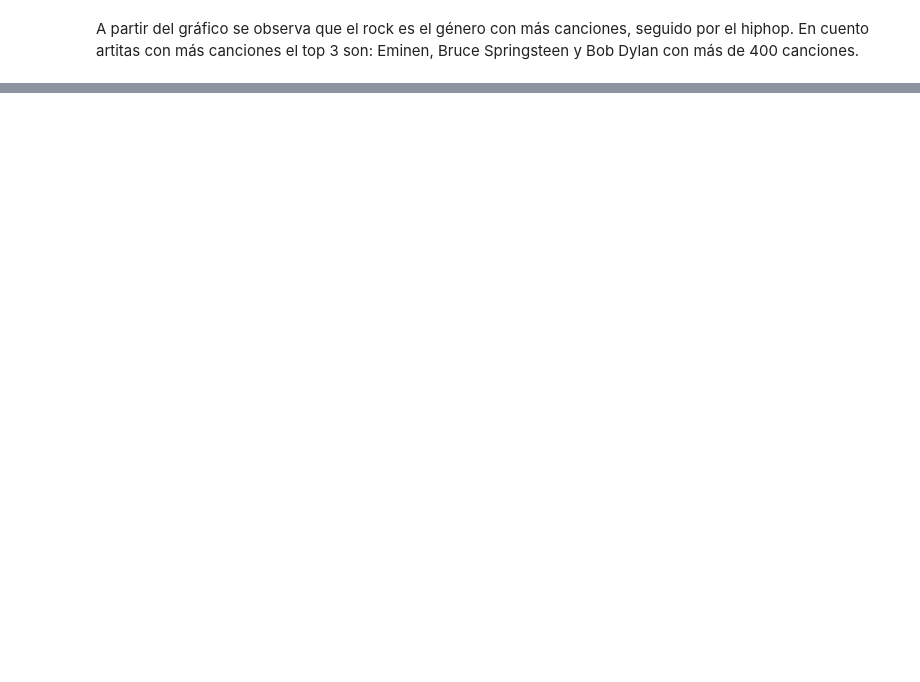
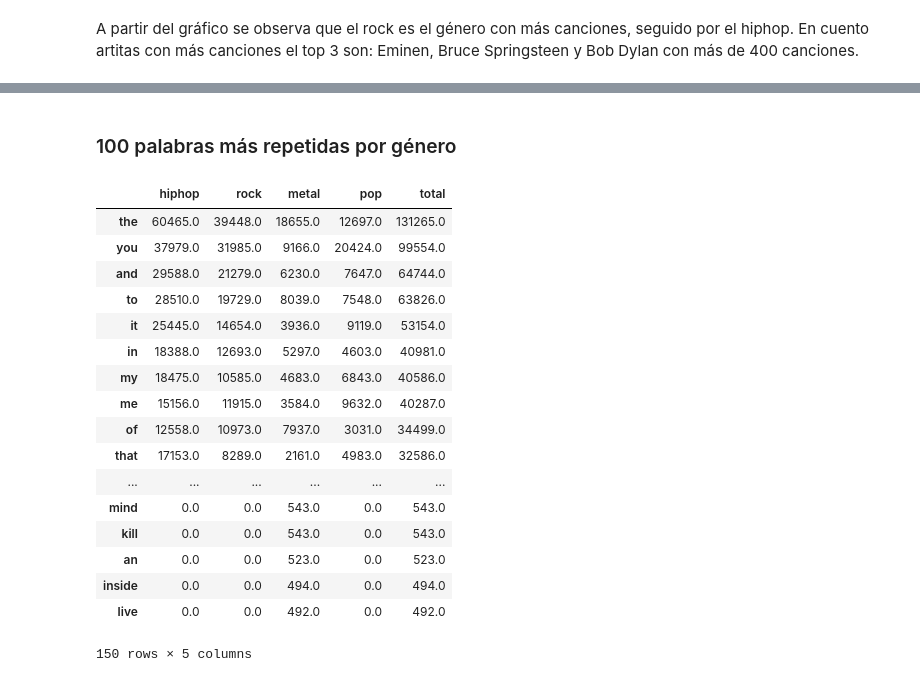
Before and after one commit to danoffn/Data-Science, a Jupyter notebook: 3 - Machine Learning/03 - Naive Bayes/Desafio.ipynb, the cells around one changed output, grey strips where cells are left out. Saved outputs shown, nothing was run; the diff lists cells and outputs as text; code cells hidden in the pictures; blank space fills up the shorter version.

```diff
--- a/3 - Machine Learning/03 - Naive Bayes/Desafio.ipynb
+++ b/3 - Machine Learning/03 - Naive Bayes/Desafio.ipynb
@@ -153,0 +214,56 @@ df.groupby["genero"]
+# %% [markdown]
+### 100 palabras más repetidas por género
+# %%
+def get_vector(df, var, max_features=100):
+    vectorizer = CountVectorizer(max_features=max_features)
+    vectorizer.fit(df[var])
+    vector = vectorizer.transform(df[var])
+    tokens = vectorizer.get_feature_names()
+
+    voc = pd.DataFrame(data=vectorizer.vocabulary_.values(),
+                       index=vectorizer.vocabulary_.keys(),
+                       columns=["palabras"])
+
+    vec = vector_a_df(vector, tokens)
+
+    total = vec.sum()
+
+    return pd.DataFrame(total, columns=["cuenta"])
+
+
+def get_vector_bygroup(df, var, grupo="genero"):
+
+    vectores = []
+    elementos = []
+    for item in df[grupo].unique():
+        df_temp = df[df[grupo] == item]
+        vectores.append(get_vector(df_temp, var))
+        elementos.append(item)
+    return elementos, vectores
+
+generos, vectores =  get_vector_bygroup(df, "letra")
+# %%
+df_vectores = pd.concat(vectores, axis="columns",ignore_index=False)
+df_vectores.columns = generos
+df_vectores = df_vectores.fillna(0)
+df_vectores["total"] = df_vectores.sum(axis="columns")
+display(df_vectores.sort_values("total", ascending=False))
+# %% [output]
+|  | hiphop | rock | metal | pop | total |
+| the | 60465.0 | 39448.0 | 18655.0 | 12697.0 | 131265.0 |
+| you | 37979.0 | 31985.0 | 9166.0 | 20424.0 | 99554.0 |
+| and | 29588.0 | 21279.0 | 6230.0 | 7647.0 | 64744.0 |
+| to | 28510.0 | 19729.0 | 8039.0 | 7548.0 | 63826.0 |
+| it | 25445.0 | 14654.0 | 3936.0 | 9119.0 | 53154.0 |
+| in | 18388.0 | 12693.0 | 5297.0 | 4603.0 | 40981.0 |
+| my | 18475.0 | 10585.0 | 4683.0 | 6843.0 | 40586.0 |
+| me | 15156.0 | 11915.0 | 3584.0 | 9632.0 | 40287.0 |
+| of | 12558.0 | 10973.0 | 7937.0 | 3031.0 | 34499.0 |
+| that | 17153.0 | 8289.0 | 2161.0 | 4983.0 | 32586.0 |
+| ... | ... | ... | ... | ... | ... |
+| mind | 0.0 | 0.0 | 543.0 | 0.0 | 543.0 |
+| kill | 0.0 | 0.0 | 543.0 | 0.0 | 543.0 |
+| an | 0.0 | 0.0 | 523.0 | 0.0 | 523.0 |
+| inside | 0.0 | 0.0 | 494.0 | 0.0 | 494.0 |
+| live | 0.0 | 0.0 | 492.0 | 0.0 | 492.0 |
+150 rows × 5 columns
```
Also changed, not shown: parts of 18 cells of this notebook.
